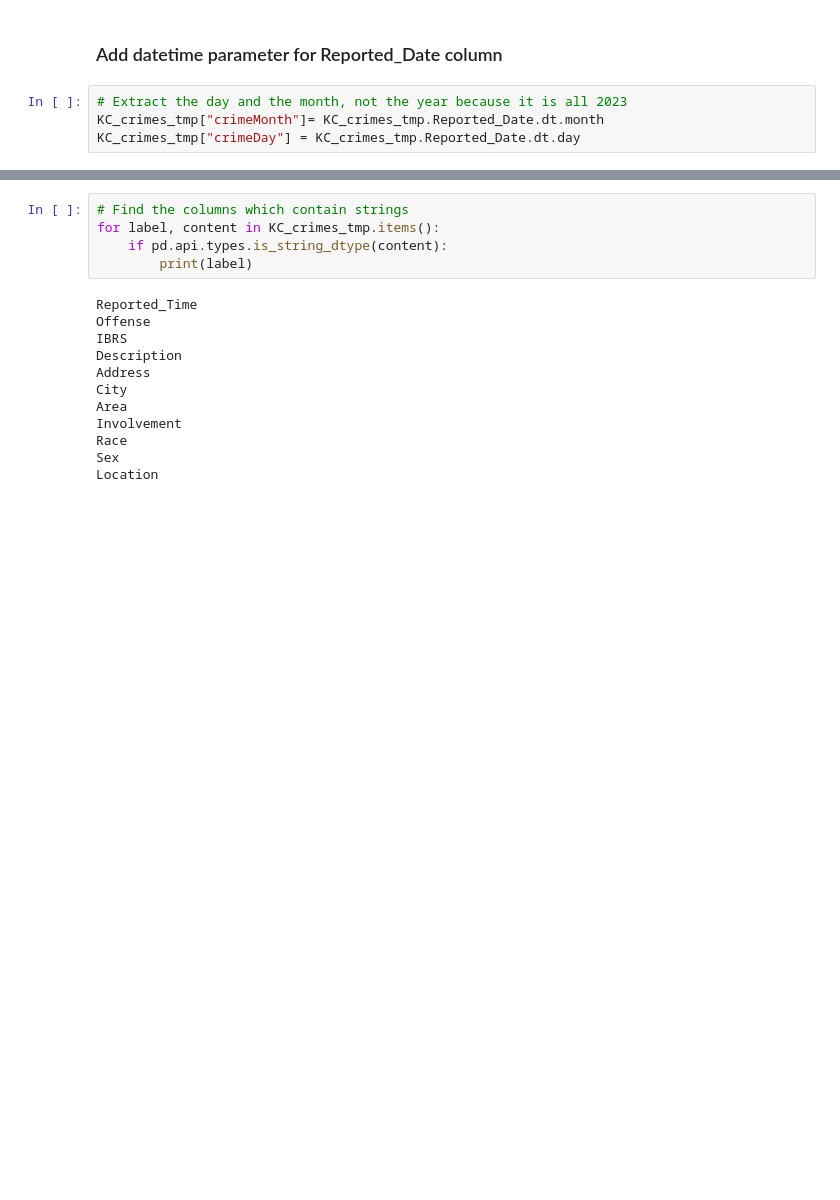
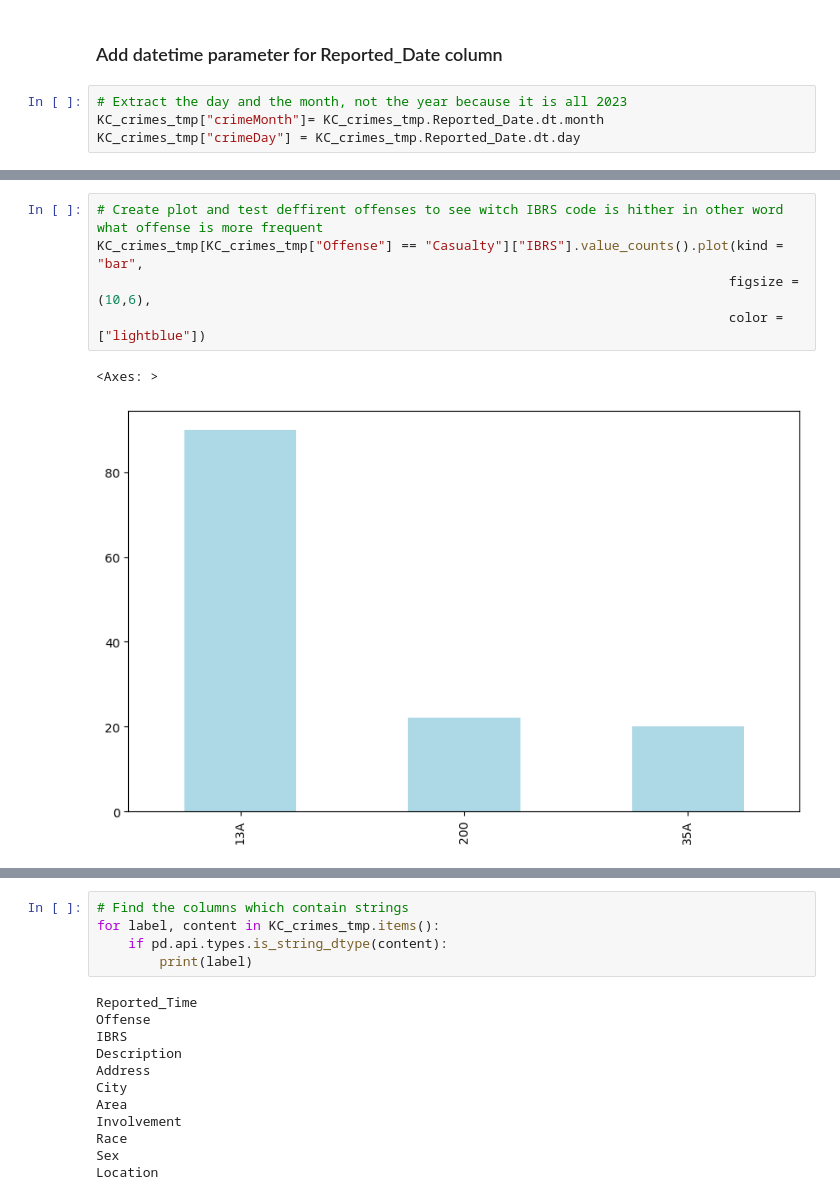
Before and after one commit to KU-Machine-Learning-Project-4/Project_4, a Jupyter notebook: Kansas_City_Crimes.ipynb, the cells around one changed output, grey strips where cells are left out. Cells and saved outputs as stored; diff of their text form; blank space fills up the shorter version.

```diff
--- a/Kansas_City_Crimes.ipynb
+++ b/Kansas_City_Crimes.ipynb
@@ -147,0 +150,8 @@ KC_crimes_tmp.head()
+# %%
+# Create plot and test deffirent offenses to see witch IBRS code is hither in other word what offense is more frequent
+KC_crimes_tmp[KC_crimes_tmp["Offense"] == "Casualty"]["IBRS"].value_counts().plot(kind = "bar",
+                                                                                 figsize = (10,6),
+                                                                                 color = ["lightblue"])
+# %% [output]
+<Axes: >
+[figure, added]
```
Also changed, not shown: parts of 13 cells of this notebook.
